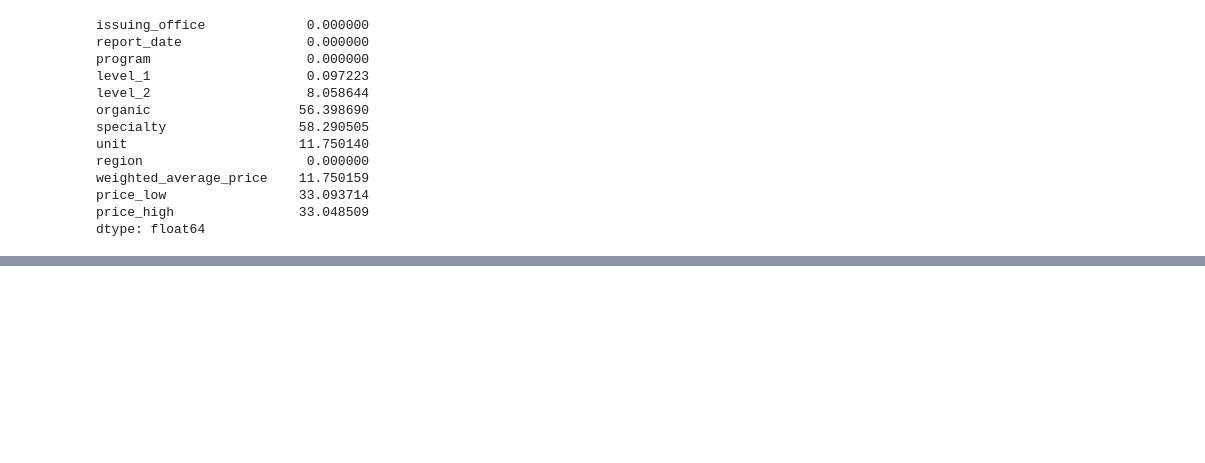
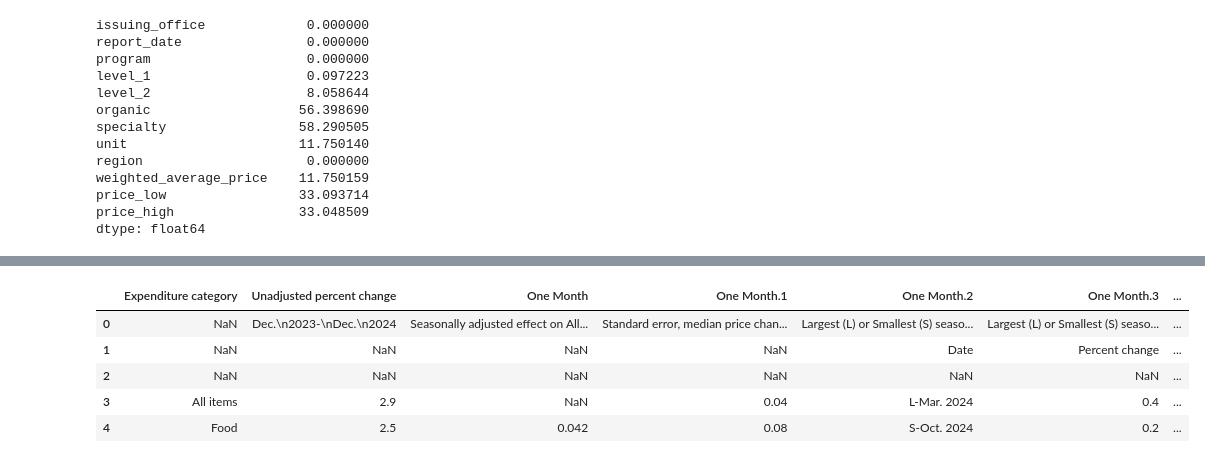
Before and after one commit to bradleytkay/Q1-2025-data-analysis-project-challenge, a Jupyter notebook: Q1-2025-step-2-data-cleaning-and-preparation.ipynb, the cells around one changed output, grey strips where cells are left out. Cells and saved outputs as stored; diff of their text form; code cells hidden in the pictures; blank space fills up the shorter version.

```diff
--- a/Q1-2025-step-2-data-cleaning-and-preparation.ipynb
+++ b/Q1-2025-step-2-data-cleaning-and-preparation.ipynb
@@ -406,0 +456,13 @@ dtype: float64
+# %%
+# Don't need 'relative importance'.
+
+bls_df.drop('Relative\nimportance\nNov.\n2024', axis=1, inplace=True)
+
+bls_df.head()
+# %% [output]
+|  | Expenditure category | Unadjusted percent change | One Month | One Month.1 | One Month.2 | One Month.3 | ... |
+| 0 | NaN | Dec.\n2023-\nDec.\n2024 | Seasonally adjusted effect on All... | Standard error, median price chan... | Largest (L) or Smallest (S) seaso... | Largest (L) or Smallest (S) seaso... | ... |
+| 1 | NaN | NaN | NaN | NaN | Date | Percent change | ... |
+| 2 | NaN | NaN | NaN | NaN | NaN | NaN | ... |
+| 3 | All items | 2.9 | NaN | 0.04 | L-Mar. 2024 | 0.4 | ... |
+| 4 | Food | 2.5 | 0.042 | 0.08 | S-Oct. 2024 | 0.2 | ... |
```
Also changed, not shown: parts of 8 cells of this notebook.
